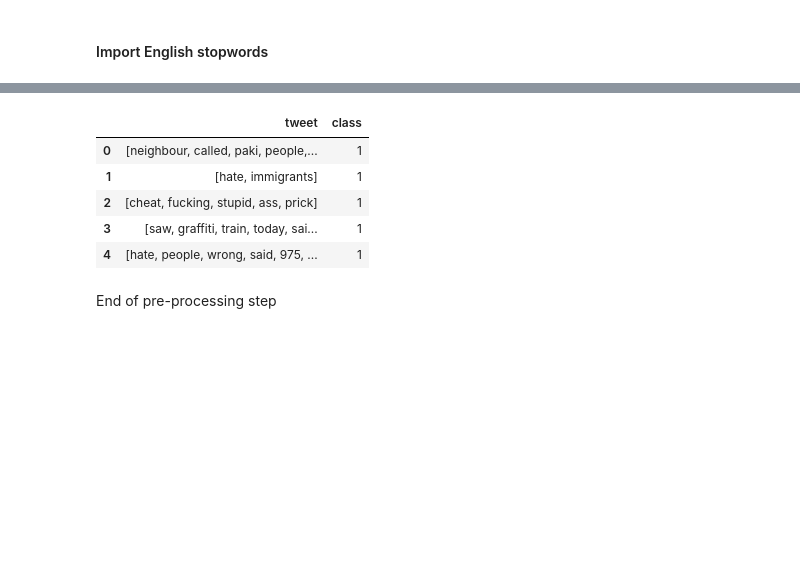
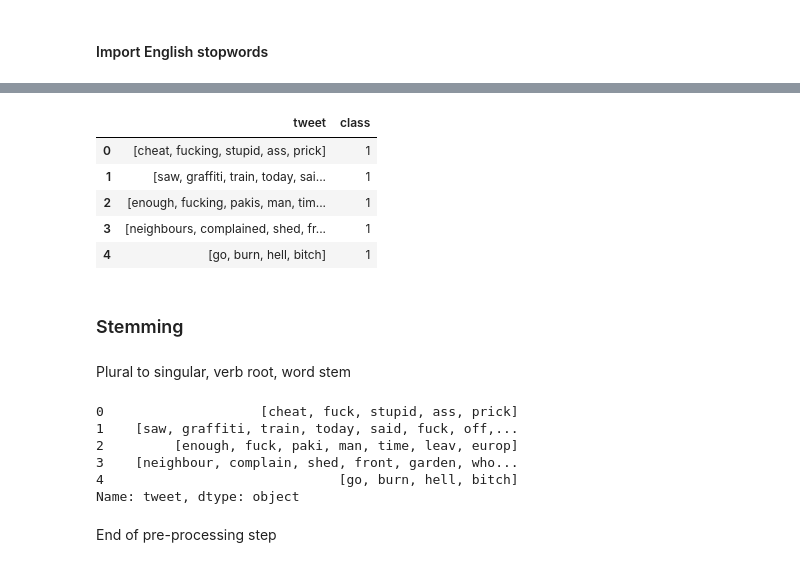
Before and after one commit to mednche/Hate-speech-twitter-NLP, a Jupyter notebook: Classifier-hate-speech.ipynb, the cells around one changed output, grey strips where cells are left out. Saved outputs shown, nothing was run; the diff lists cells and outputs as text; code cells hidden in the pictures; blank space fills up the shorter version.

Commit message:
Added stemming

```diff
--- a/Classifier-hate-speech.ipynb
+++ b/Classifier-hate-speech.ipynb
@@ -138,8 +83,8 @@ neg_tweets.head()
 ####  Select as many hateful as non-hateful tweets for an equal dataset
 # %%
 num = min(len(pos_tweets), len(neg_tweets))
-data_balanced = pos_tweets[0:num] + neg_tweets[0:num]
-#data_balanced = pos_tweets + neg_tweets
+data_balanced = pos_tweets[0:num].append(neg_tweets[0:num], ignore_index=True)
+
 print('Number of tweets in balanced dataset: {}'.format(len(data_balanced)))
 # %% [output]
 Number of tweets in balanced dataset: 202
@@ -161,0 +128,3 @@ data_balanced.head()
+# %%
+#  apply processing function
+data_balanced['tweet'] = data_balanced['tweet'].apply(cleanTweet)
@@ -161,0 +142,4 @@ data_balanced.head()
+# %%
+# replace the text of emtpy tweets '' by NA and then delete the row
+data_balanced['tweet'].replace('', np.nan, inplace=True)
+data_balanced.dropna(subset=['tweet'], inplace=True)
@@ -168,10 +158,10 @@ When tokenising, each tweet (intially a string of text) is chopped into a list o
 
 A token is a word or a combination of 2 (bigram) or 3 (trigram) words such as ('back', 'off)' or ('send', 'them', home'). In this example, the ngrams only have a hateful meaning when considered as a group but they are not hateful when taken individually.
 # %%
-data_balanced_tokenised = data_balanced.copy()
+data_tokenised = data_balanced.copy()
 
-data_balanced_tokenised['tweet'] = data_balanced['tweet'].apply(nltk.word_tokenize)
+data_tokenised['tweet'] = data_tokenised['tweet'].apply(nltk.word_tokenize)
 
-data_balanced_tokenised.head()
+data_tokenised.head()
 # %% [output]
 |  | tweet | class |
@@ -216,18 +205,40 @@ stopWords
  'ur',
  'cant']
 # %%
-pre_processed_data = data_balanced_tokenised.copy()
+data_tokenised_stpwd = data_tokenised.copy()
 
-pre_processed_data['tweet'] = data_balanced_tokenised['tweet'].apply(lambda x: [item for item in x if item not in stopWords])
+data_tokenised_stpwd['tweet'] = data_tokenised_stpwd['tweet'].apply(lambda x: [item for item in x if item not in stopWords])
 
-pre_processed_data.head()
+data_tokenised_stpwd.head()
 # %% [output]
 |  | tweet | class |
-| 0 | [neighbour, called, paki, people,... | 1 |
-| 1 | [hate, immigrants] | 1 |
-| 2 | [cheat, fucking, stupid, ass, prick] | 1 |
-| 3 | [saw, graffiti, train, today, sai... | 1 |
-| 4 | [hate, people, wrong, said, 975, ... | 1 |
+| 0 | [cheat, fucking, stupid, ass, prick] | 1 |
+| 1 | [saw, graffiti, train, today, sai... | 1 |
+| 2 | [enough, fucking, pakis, man, tim... | 1 |
+| 3 | [neighbours, complained, shed, fr... | 1 |
+| 4 | [go, burn, hell, bitch] | 1 |
+# %% [markdown]
+### Stemming
+# %% [markdown]
+Plural to singular, verb root, word stem
+# %%
+pre_processed_data = data_tokenised_stpwd.copy()
+
+#from nltk.stem.wordnet import WordNetLemmatizer
+from nltk.stem import PorterStemmer
+#lemma = WordNetLemmatizer()
+
+ps = PorterStemmer()
+
+pre_processed_data['tweet'] = pre_processed_data['tweet'].apply(lambda x: [ps.stem(word) for word in x])
+pre_processed_data['tweet'].head()
+# %% [output]
+0                    [cheat, fuck, stupid, ass, prick]
+1    [saw, graffiti, train, today, said, fuck, off,...
+2         [enough, fuck, paki, man, time, leav, europ]
+3    [neighbour, complain, shed, front, garden, who...
+4                              [go, burn, hell, bitch]
+Name: tweet, dtype: object
 # %% [markdown]
 End of pre-processing step
 # %% [markdown]
```
Also changed, not shown: parts of 30 cells of this notebook.
